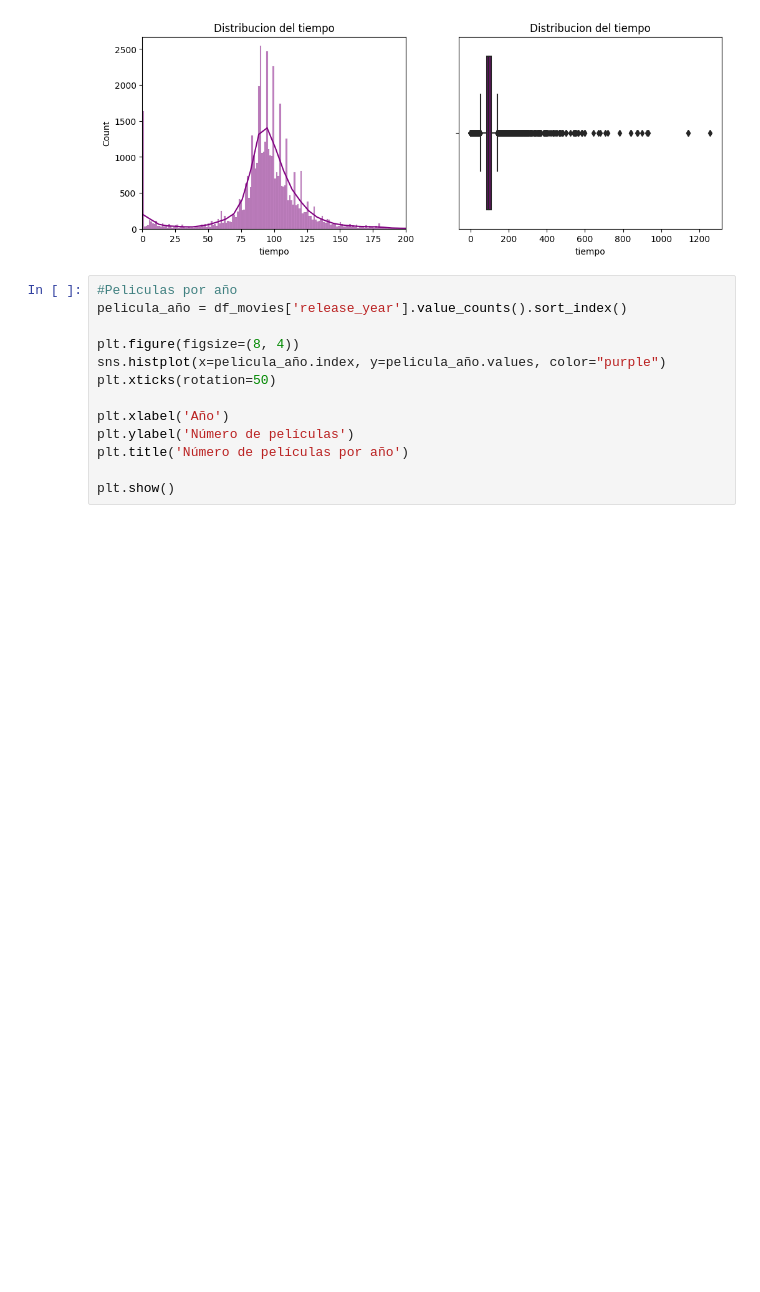
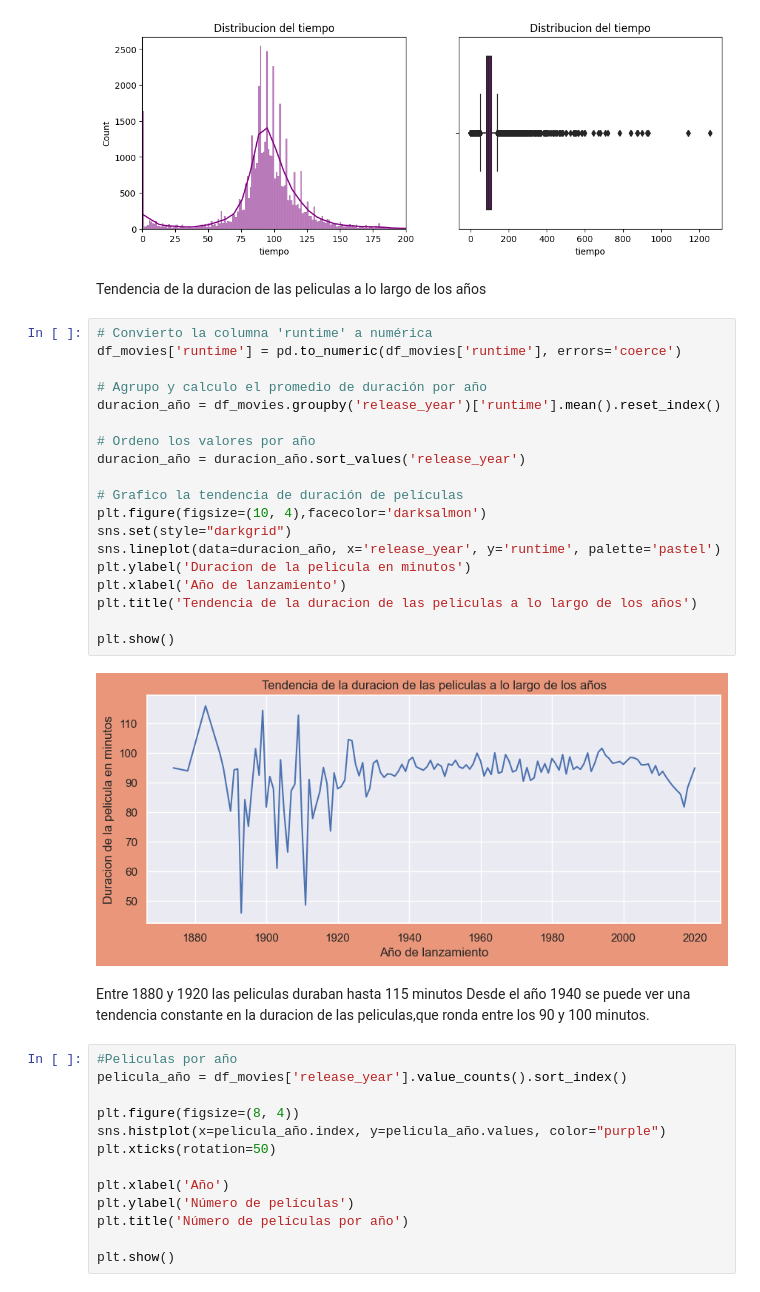
Before and after one commit to Clarisantillan/PI_ML_OPS_sistema_de_recomedacion, a Jupyter notebook: eda.ipynb, the cells around one changed output. Cells and saved outputs as stored; diff of their text form; blank space fills up the shorter version.

```diff
--- a/eda_ml.ipynb
+++ b/eda.ipynb
@@ -176,6 +200,32 @@ ax[1].set_title('Distribucion del tiempo')
 # %% [output]
 Text(0.5, 1.0, 'Distribucion del tiempo')
 [figure]
+# %% [markdown]
+Tendencia de la duracion de las peliculas a lo largo de los años
+# %%
+# Convierto la columna 'runtime' a numérica
+df_movies['runtime'] = pd.to_numeric(df_movies['runtime'], errors='coerce')
+
+# Agrupo y calculo el promedio de duración por año
+duracion_año = df_movies.groupby('release_year')['runtime'].mean().reset_index()
+
+# Ordeno los valores por año
+duracion_año = duracion_año.sort_values('release_year')
+
+# Grafico la tendencia de duración de películas
+plt.figure(figsize=(10, 4),facecolor='darksalmon')
+sns.set(style="darkgrid")
+sns.lineplot(data=duracion_año, x='release_year', y='runtime', palette='pastel')
+plt.ylabel('Duracion de la pelicula en minutos')
+plt.xlabel('Año de lanzamiento')
+plt.title('Tendencia de la duracion de las peliculas a lo largo de los años')
+
+plt.show()
+# %% [output]
+[figure, added]
+# %% [markdown]
+Entre 1880 y 1920 las peliculas duraban hasta 115 minutos
+Desde el año 1940 se puede ver una tendencia constante en la duracion de las peliculas,que ronda entre los 90 y 100 minutos.
 # %%
 #Peliculas por año
 pelicula_año = df_movies['release_year'].value_counts().sort_index()
```
Also changed, not shown: parts of 8 cells of this notebook, 6 other files.
